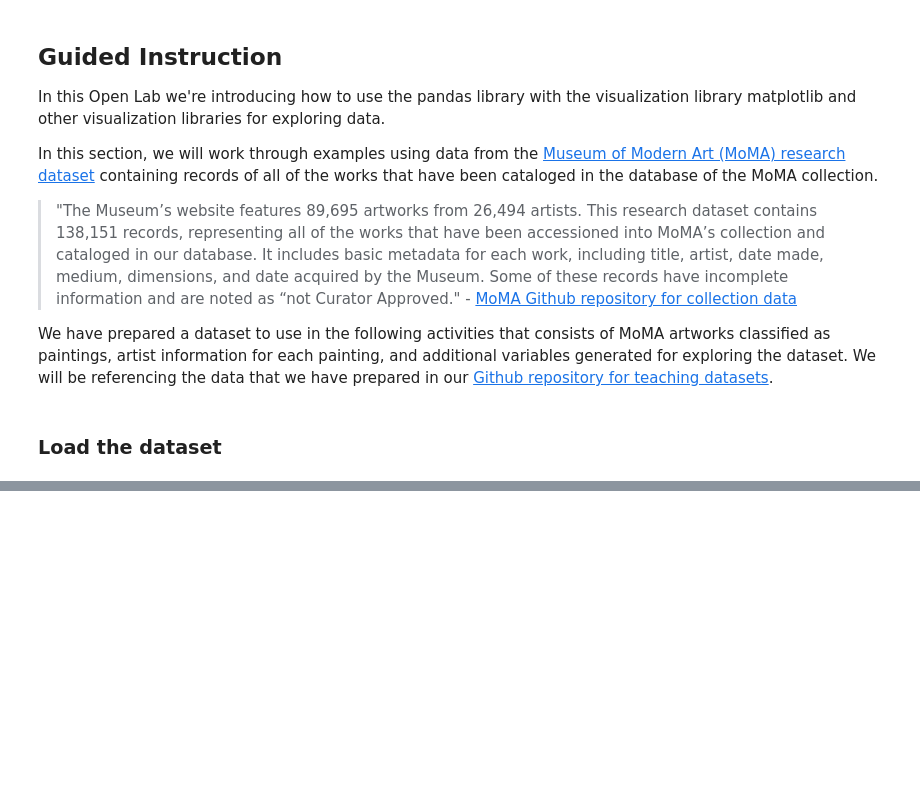
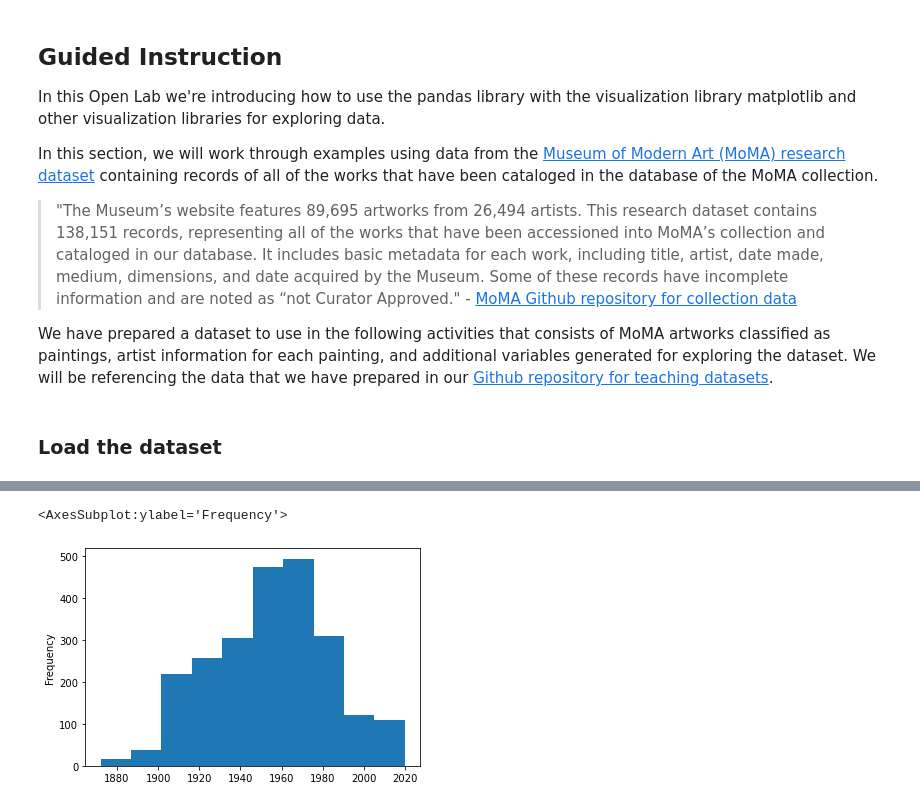
Before and after one commit to ncsu-libraries-data-vis/python-open-labs, a Jupyter notebook: Open_Lab_5_visualization_with_pandas/filled_Open_Lab_5_visualization_with_pandas.ipynb, the cells around one changed output, grey strips where cells are left out. Drawn from its saved outputs; the diff is of its cells as text; code cells hidden in the pictures; blank space fills up the shorter version.

```diff
--- a/Open_Lab_5_visualization_with_pandas/filled_Open_Lab_5_visualization_with_pandas.ipynb
+++ b/Open_Lab_5_visualization_with_pandas/filled_Open_Lab_5_visualization_with_pandas.ipynb
@@ -89,0 +105,6 @@ paintings['ObjectID'].plot()
+# %%
+# Create a histogram plot of the values in the column "YearCreated"
+paintings['YearCreated'].plot.hist()
+# %% [output]
+<AxesSubplot:ylabel='Frequency'>
+[figure, added]
```
Also changed, not shown: parts of 18 cells of this notebook.
